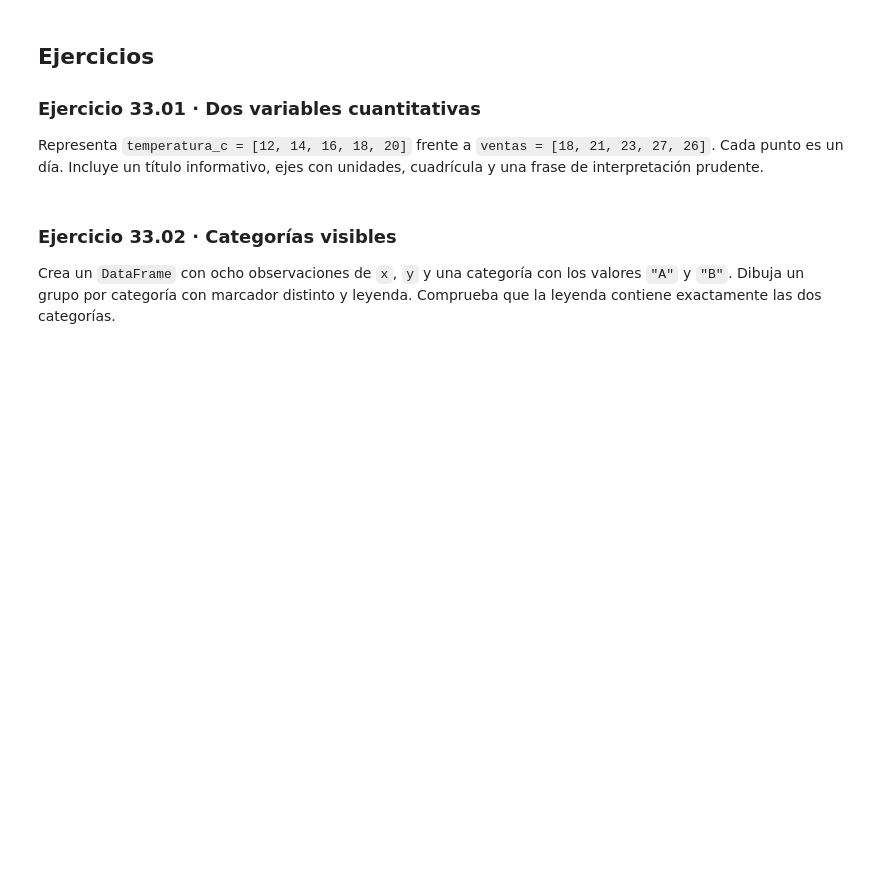
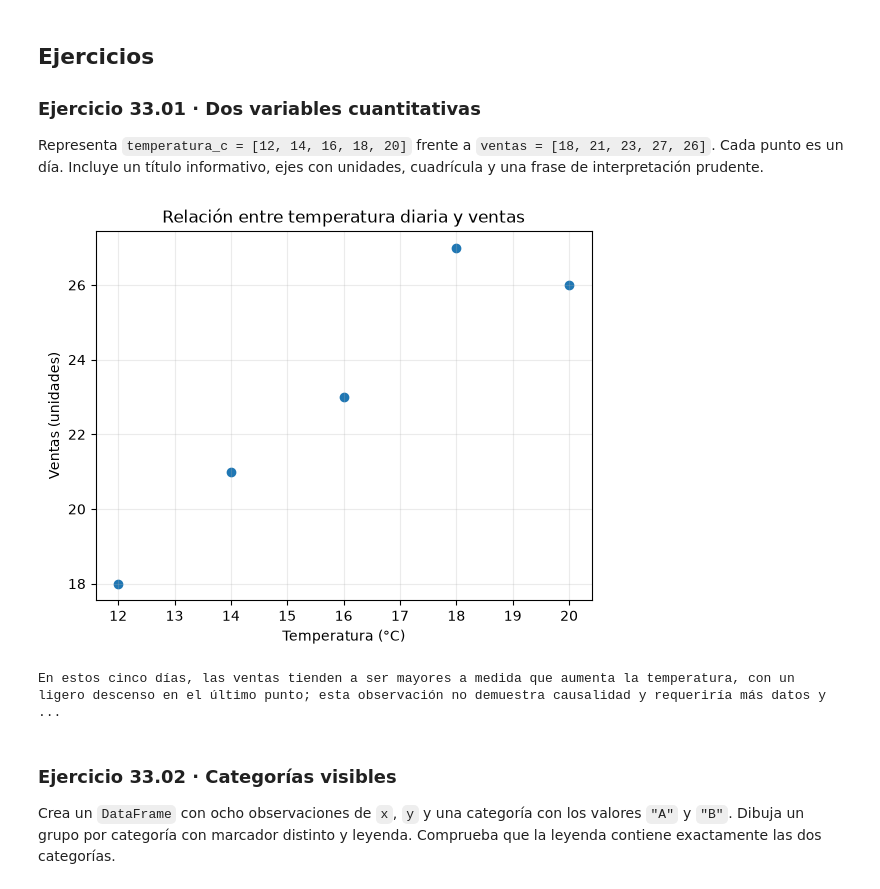
Before and after one commit to Aeorus110/Proyecto, a Jupyter notebook: unidades/33_matplotlib_dispersion_y_relaciones.ipynb, the cells around one changed output. Saved outputs shown, nothing was run; the diff lists cells and outputs as text; code cells hidden in the pictures; blank space fills up the shorter version.

```diff
--- a/unidades/33_matplotlib_dispersion_y_relaciones.ipynb
+++ b/unidades/33_matplotlib_dispersion_y_relaciones.ipynb
@@ -126,6 +133,28 @@ plt.show()
 Representa `temperatura_c = [12, 14, 16, 18, 20]` frente a `ventas = [18, 21, 23, 27, 26]`. Cada punto es un día. Incluye un título informativo, ejes con unidades, cuadrícula y una frase de interpretación prudente.
 # %%
 # Escribe aquí tu solución del ejercicio 33.01.
+temperatura_c = [12, 14, 16, 18, 20]
+ventas = [18, 21, 23, 27, 26]
+
+fig, ax = plt.subplots()
+ax.scatter(temperatura_c, ventas)
+ax.set(
+    title="Relación entre temperatura diaria y ventas",
+    xlabel="Temperatura (°C)",
+    ylabel="Ventas (unidades)",
+)
+ax.grid(alpha=0.25)
+plt.show()
+
+interpretacion = (
+    "En estos cinco días, las ventas tienden a ser mayores a medida que aumenta la temperatura, "
+    "con un ligero descenso en el último punto; esta observación no demuestra causalidad y "
+    "requeriría más datos y contexto para analizar qué influye realmente."
+)
+print(interpretacion)
+# %% [output]
+[figure, added]
+En estos cinco días, las ventas tienden a ser mayores a medida que aumenta la temperatura, con un ligero descenso en el último punto; esta observación no demuestra causalidad y requeriría más datos y  ...
 # %% [markdown]
 ### Ejercicio 33.02 · Categorías visibles
 
```
Also changed, not shown: parts of 7 cells of this notebook, 17 other files.
